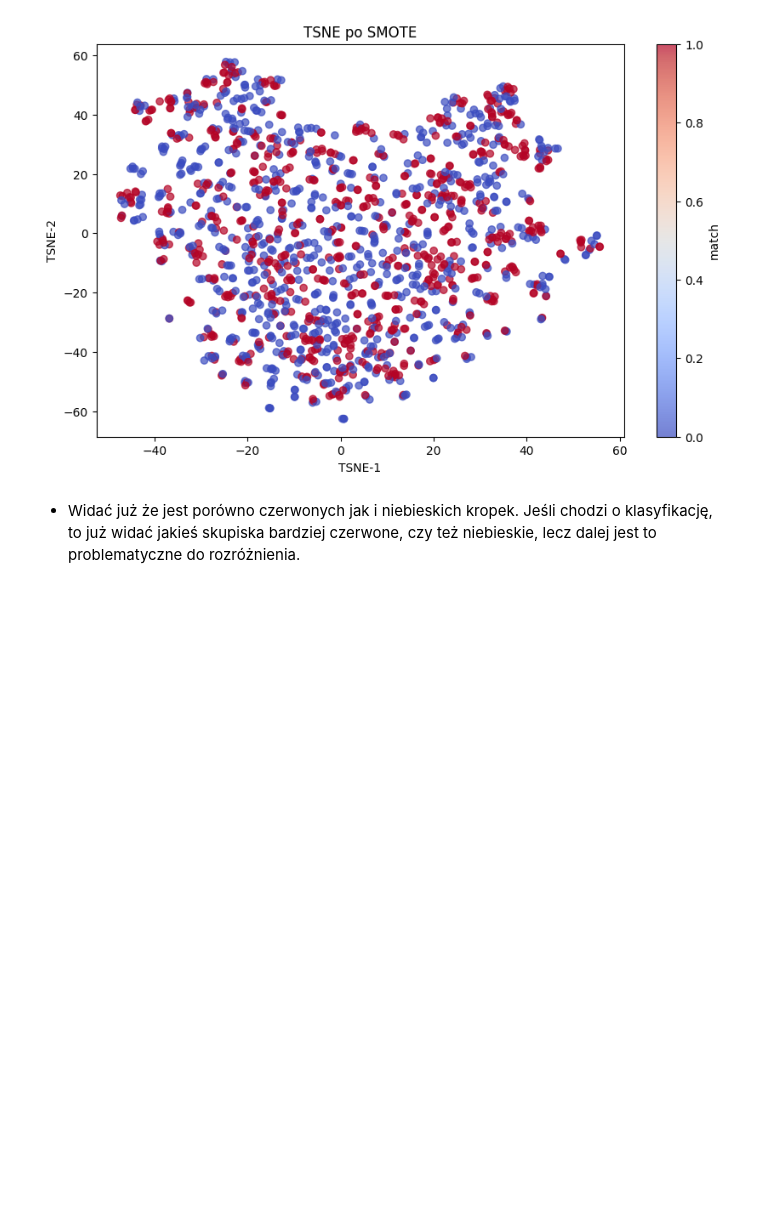
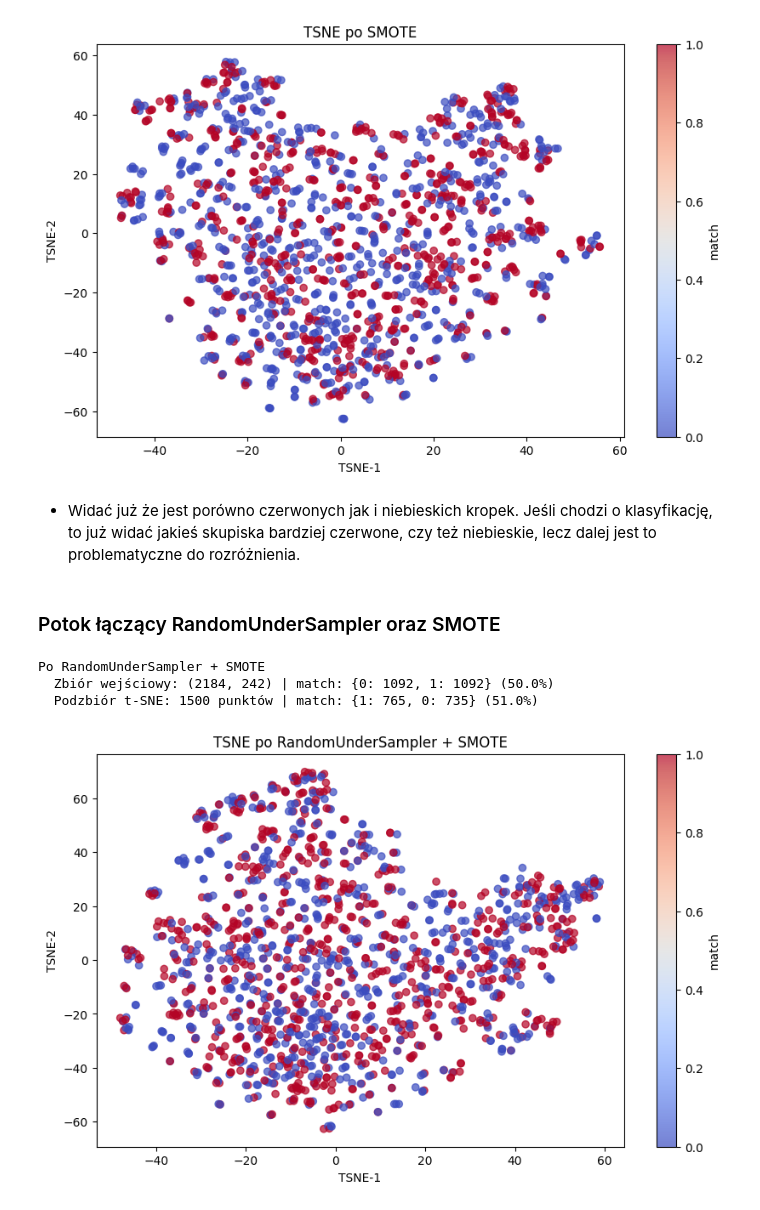
Before and after one commit to Zajecia-na-PWr-LR/lista6-dawidmuszynski1, a Jupyter notebook: SpeedDating.ipynb, the cells around one changed output. Drawn from its saved outputs; the diff is of its cells as text; code cells hidden in the pictures; blank space fills up the shorter version.

```diff
--- a/SpeedDating.ipynb
+++ b/SpeedDating.ipynb
@@ -468,15 +481,15 @@ def give_samples(X,y,n):
 - Funkcja do dawania określonej ilości próbek.
 # %%
 tsne = TSNE(
-    n_components = 2,
-    perplexity = 30,
-    learning_rate = "auto",
-    max_iter = 1500,
-    random_state = 67,
-    n_jobs = -1
+    n_components=2,
+    perplexity=30,
+    learning_rate="auto",
+    max_iter=1500,
+    random_state=67,
+    n_jobs=-1,
 )
 
 X_sampled, y_sampled = give_samples(X_train, y_train, 1500)
 X_embedded = tsne.fit_transform(X_sampled)
-print(X_embedded.shape)
+print_tsne_info("Przed resamplingiem", y_sampled, X_train, y_train)
 # %% [output]
@@ -486,13 +501,16 @@ print(X_embedded.shape)
 # %%
 def generate_tsne_scatter(X_embedded, y, title):
     plt.figure(figsize=(10, 6))
-    scatter = plt.scatter(X_embedded[:, 0], X_embedded[:, 1], c=y, cmap="coolwarm", alpha=0.7)
+    scatter = plt.scatter(
+        X_embedded[:, 0], X_embedded[:, 1], c=y, cmap="coolwarm", alpha=0.7
+    )
     plt.colorbar(scatter, label="match")
     plt.title(title)
     plt.xlabel("TSNE-1")
     plt.ylabel("TSNE-2")
     plt.show()
 
+
 generate_tsne_scatter(X_embedded, y_sampled, "TSNE przed resamplingiem")
 # %% [output]
 [figure]
@@ -522,3 +542,41 @@ generate_tsne_scatter(X_embedded_smote, y_sampled_smote, "TSNE po SMOTE")
 [figure]
 # %% [markdown]
 - Widać już że jest porówno czerwonych jak i niebieskich kropek. Jeśli chodzi o klasyfikację, to już widać jakieś skupiska bardziej czerwone, czy też niebieskie, lecz dalej jest to problematyczne do rozróżnienia.
+# %% [markdown]
+### Potok łączący RandomUnderSampler oraz SMOTE
+# %%
+pipeline = Pipeline(
+    steps=[
+        ("under", RandomUnderSampler(random_state=67)),
+        ("over", SMOTE(random_state=67)),
+    ]
+)
+X_resampled_pipeline, y_resampled_pipeline = pipeline.fit_resample(X_train, y_train)
+
+tsne = TSNE(
+    n_components=2,
+    perplexity=30,
+    learning_rate="auto",
+    max_iter=1500,
+    random_state=67,
+    n_jobs=-1,
+)
+
+X_sampled_pipeline, y_sampled_pipeline = give_samples(
+    X_resampled_pipeline, y_resampled_pipeline, 1500
+)
+X_embedded_pipeline = tsne.fit_transform(X_sampled_pipeline)
+print_tsne_info(
+    "Po RandomUnderSampler + SMOTE",
+    y_sampled_pipeline,
+    X_resampled_pipeline,
+    y_resampled_pipeline,
+)
+generate_tsne_scatter(
+    X_embedded_pipeline, y_sampled_pipeline, "TSNE po RandomUnderSampler + SMOTE"
+)
+# %% [output]
+Po RandomUnderSampler + SMOTE
+  Zbiór wejściowy: (2184, 242) | match: {0: 1092, 1: 1092} (50.0%)
+  Podzbiór t-SNE: 1500 punktów | match: {1: 765, 0: 735} (51.0%)
+[figure, added]
```
Also changed, not shown: parts of 10 cells of this notebook.
